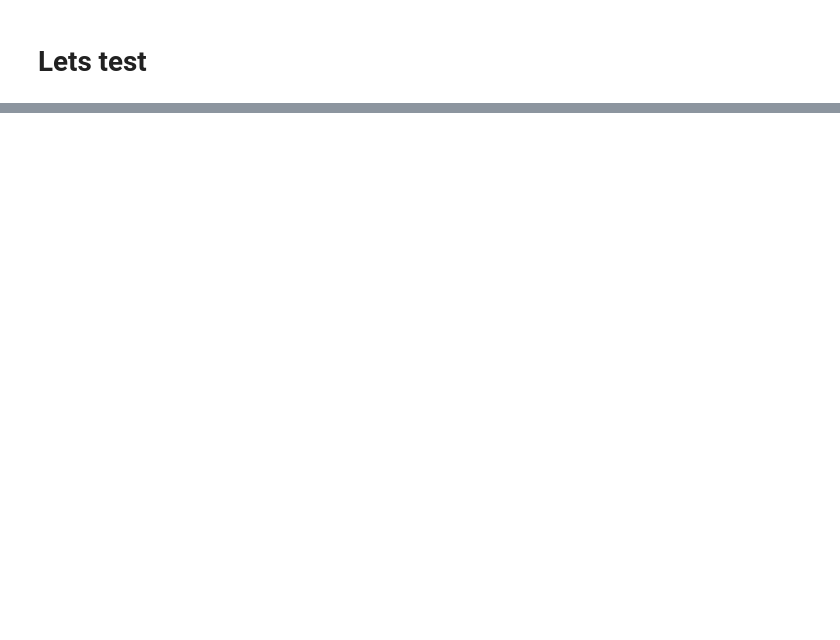
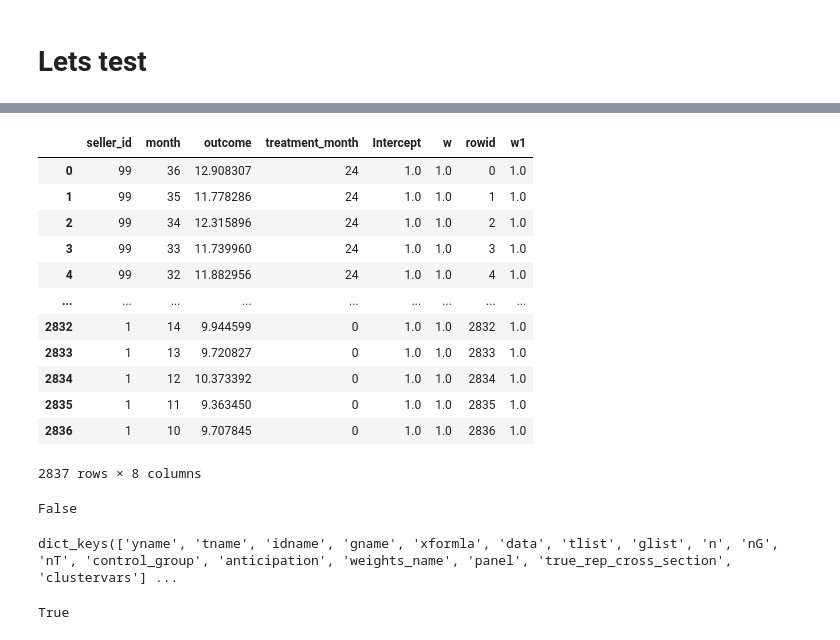
Before and after one commit to d2cml-ai/csdid, a Jupyter notebook: test_csdid_aq.ipynb, the cells around one changed output, grey strips where cells are left out. Drawn from its saved outputs; the diff is of its cells as text; code cells hidden in the pictures; blank space fills up the shorter version.

```diff
--- a/test_csdid_aq.ipynb
+++ b/test_csdid_aq.ipynb
@@ -222,0 +260,25 @@ panel_data['treatment_month'] = panel_data['treatment_month'].astype('int64')
+# %%
+dp = pre_process_did(
+    yname='outcome',
+           gname='treatment_month',
+           idname='seller_id',
+           tname='month',
+           allow_unbalanced_panel=True,
+           xformla=f'outcome~1',
+           control_group='nevertreated', panel = False,
+           data=panel_data.reset_index())
+dp["data"]
+# %% [output]
+|  | seller_id | month | outcome | treatment_month | Intercept | w | rowid | w1 |
+| 0 | 99 | 36 | 12.908307 | 24 | 1.0 | 1.0 | 0 | 1.0 |
+| 1 | 99 | 35 | 11.778286 | 24 | 1.0 | 1.0 | 1 | 1.0 |
+| 2 | 99 | 34 | 12.315896 | 24 | 1.0 | 1.0 | 2 | 1.0 |
+| 3 | 99 | 33 | 11.739960 | 24 | 1.0 | 1.0 | 3 | 1.0 |
+| 4 | 99 | 32 | 11.882956 | 24 | 1.0 | 1.0 | 4 | 1.0 |
+| ... | ... | ... | ... | ... | ... | ... | ... | ... |
+| 2832 | 1 | 14 | 9.944599 | 0 | 1.0 | 1.0 | 2832 | 1.0 |
+| 2833 | 1 | 13 | 9.720827 | 0 | 1.0 | 1.0 | 2833 | 1.0 |
+| 2834 | 1 | 12 | 10.373392 | 0 | 1.0 | 1.0 | 2834 | 1.0 |
+| 2835 | 1 | 11 | 9.363450 | 0 | 1.0 | 1.0 | 2835 | 1.0 |
+| 2836 | 1 | 10 | 9.707845 | 0 | 1.0 | 1.0 | 2836 | 1.0 |
+2837 rows × 8 columns
@@ -222,0 +287,12 @@ panel_data['treatment_month'] = panel_data['treatment_month'].astype('int64')
+# %%
+dp["panel"]
+# %% [output]
+False
+# %%
+dp.keys()
+# %% [output]
+dict_keys(['yname', 'tname', 'idname', 'gname', 'xformla', 'data', 'tlist', 'glist', 'n', 'nG', 'nT', 'control_group', 'anticipation', 'weights_name', 'panel', 'true_rep_cross_section', 'clustervars'] ...
+# %%
+print( dp['true_rep_cross_section'])
+# %% [output]
+True
```
Also changed, not shown: parts of 34 cells of this notebook, 16 other files.
